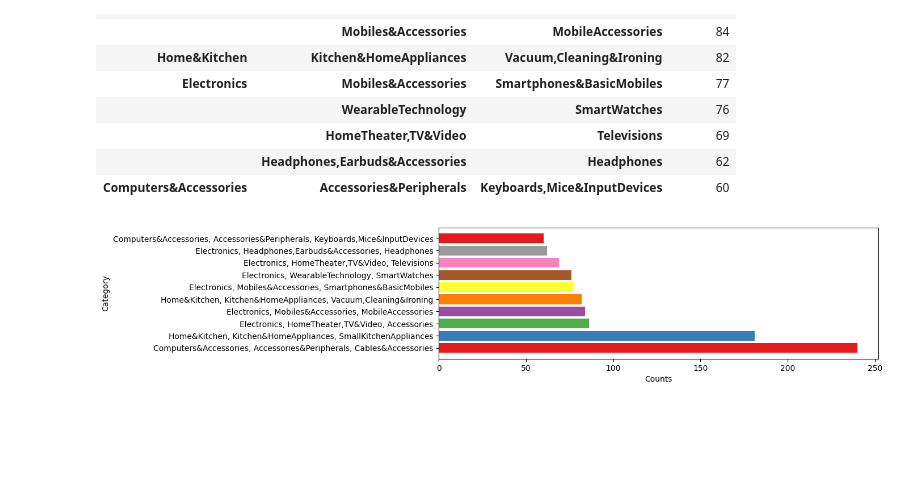
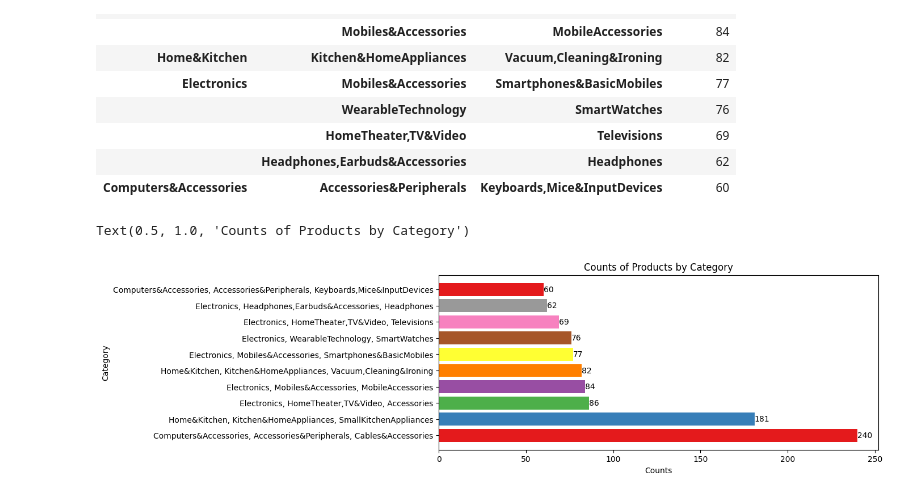
Before and after one commit to Enlightenus/Amazon_sales_analysis, a Jupyter notebook: amazon_analysis.ipynb, the cells around one changed output. Cells and saved outputs as stored; diff of their text form; code cells hidden in the pictures; blank space fills up the shorter version.

```diff
--- a/amazon_analysis.ipynb
+++ b/amazon_analysis.ipynb
@@ -302,8 +306,12 @@ plt.show()
 # %%
 most_sub_items = df_op['category_2'].value_counts().head(10).rename_axis('category_2').reset_index(name='counts')
 
-fig = plt.figure(figsize=(10, 3))
-plt.barh(most_sub_items['category_2'], most_sub_items['counts'], color=colors)
+fig = plt.figure(figsize=(10, 4))
+bars = plt.barh(most_sub_items['category_2'], most_sub_items['counts'], color=colors)
+
+for bar, count in zip(bars, most_sub_items['counts']):
+    plt.text(bar.get_width(), bar.get_y() + bar.get_height()/2, str(count), va='center', ha='left')
+
 plt.xlabel('Counts')
 plt.ylabel('Category')
 plt.show()
@@ -312,8 +320,12 @@ plt.show()
 # %%
 most_sub_items = df_op['category_2'].value_counts().head(10).rename_axis('category_2').reset_index(name='counts')
 
-fig = plt.figure(figsize=(10, 3))
-plt.barh(most_sub_items['category_2'], most_sub_items['counts'], color=colors)
+plt.figure(figsize=(10, 4))
+bars = plt.barh(most_sub_items['category_2'], most_sub_items['counts'], color=colors)
+
+for bar, count in zip(bars, most_sub_items['counts']):
+    plt.text(bar.get_width(), bar.get_y() + bar.get_height()/2, str(count), va='center', ha='left')
+
 plt.xlabel('Counts')
 plt.ylabel('Category')
 plt.show()
@@ -322,7 +334,10 @@ plt.show()
 # %%
+fig = plt.figure(figsize=(10, 4))
+bars = plt.barh(miscellaneous_items['category_3'], miscellaneous_items['counts'], color=colors)
 
-fig = plt.figure(figsize=(10, 3))
-plt.barh(miscellaneous_items['category_3'], miscellaneous_items['counts'], color=colors)
+for bar, count in zip(bars, miscellaneous_items['counts']):
+    plt.text(bar.get_width(), bar.get_y() + bar.get_height()/2, str(count), va='center', ha='left')
+
 plt.xlabel('Counts')
 plt.ylabel('Category')
 plt.show()
@@ -345,12 +360,22 @@ top_10
 |  | Headphones,Earbuds&Accessories | Headphones | 62 |
 | Computers&Accessories | Accessories&Peripherals | Keyboards,Mice&InputDevices | 60 |
 # %%
-fig = plt.figure(figsize=(10, 3))
+fig, ax = plt.subplots(figsize=(10, 4))
+
 # Convert multi-level index to strings
 index_labels = [', '.join(map(str, idx)) for idx in top_10.index]
-plt.barh(index_labels, top_10['Products'], color=colors)
-plt.xlabel('Counts')
-plt.ylabel('Category')
-plt.show()
+
+# Plot the horizontal bar graph and store the bar objects
+bars = ax.barh(index_labels, top_10['Products'], color=colors)
+
+# Add labels to each bar
+for bar, count in zip(bars, top_10['Products']):
+    ax.text(bar.get_width(), bar.get_y() + bar.get_height()/2, f'{count}', va='center', ha='left')
+
+# Set labels and title
+ax.set_xlabel('Counts')
+ax.set_ylabel('Category')
+plt.title('Counts of Products by Category')
 # %% [output]
+Text(0.5, 1.0, 'Counts of Products by Category')
-[figure, old version]
+[figure, new version]
```
Also changed, not shown: parts of 4 cells of this notebook.
